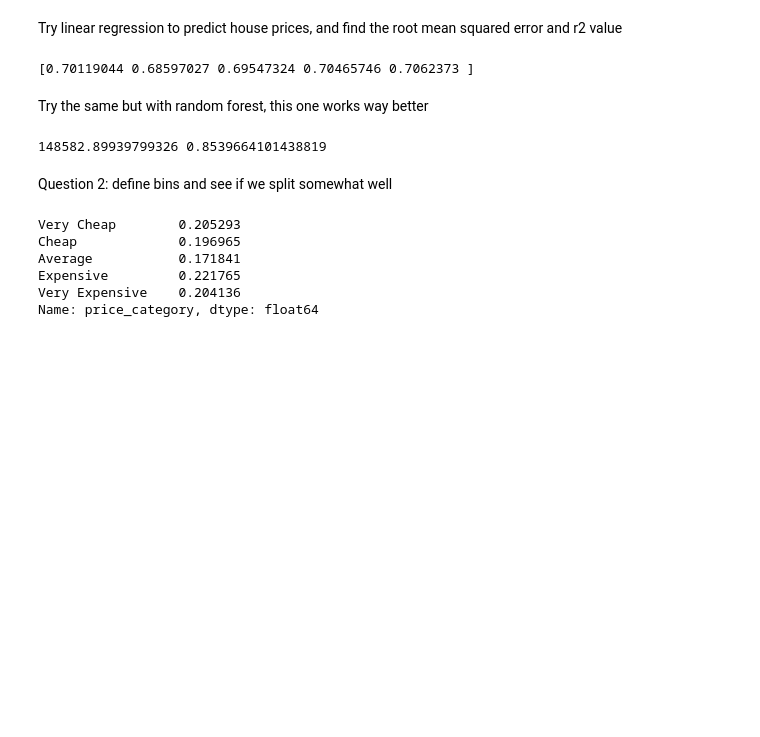
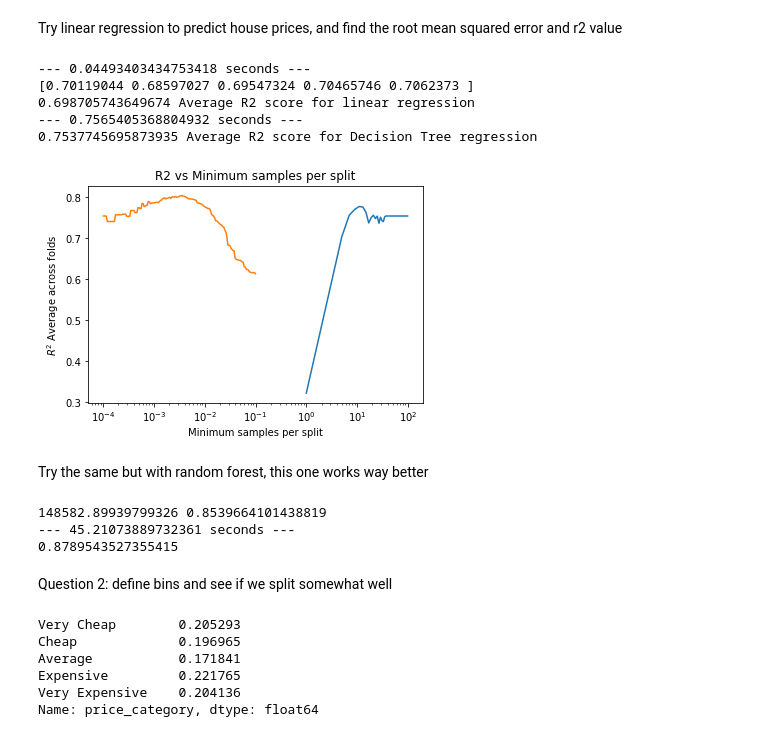
Before and after one commit to sarhowes/IML_project, a Jupyter notebook: intml.ipynb, the cells around one changed output. Drawn from its saved outputs; the diff is of its cells as text; code cells hidden in the pictures; blank space fills up the shorter version.

```diff
--- a/intml.ipynb
+++ b/intml.ipynb
@@ -52,19 +85,75 @@ kf = KFold(n_splits=5, shuffle=True, random_state=42)
 linear_reg = LinearRegression()
 
 # Perform a 5-fold cross-validation
+#also time it
+import time
+start_time = time.time()
 cv_results = cross_val_score(linear_reg, X, y, cv=kf, scoring='r2')
+print("--- %s seconds ---" % (time.time() - start_time))
+# Calculate the mean score across fold
 
-# Calculate the mean score across folds
 cv_score = np.mean(cv_results)
 print(cv_results)
+print(np.mean(cv_results), 'Average R2 score for linear regression')
+
+from sklearn.tree import DecisionTreeRegressor
+DT_reg = DecisionTreeRegressor(random_state=42)
+
+#time the decision tree
+start_time = time.time()
+cv_results_DT1 = cross_val_score(DT_reg, X, y, cv=kf, scoring='r2')
+print("--- %s seconds ---" % (time.time() - start_time))
+print(np.mean(cv_results_DT1), 'Average R2 score for Decision Tree regression')
 # %% [output]
+--- 0.04493403434753418 seconds ---
 [0.70119044 0.68597027 0.69547324 0.70465746 0.7062373 ]
+0.698705743649674 Average R2 score for linear regression
+--- 0.7565405368804932 seconds ---
+0.7537745695873935 Average R2 score for Decision Tree regression
+# %%
+#now lets try decision tree, where we vary the minimum number of samples per leaf
+
+ls = []
+for N in (x := np.arange(1,100, 2)):
+    DT = DecisionTreeRegressor(random_state=42, max_depth= N)
+    DT.fit(X_train, y_train)
+    y_pred = DT.predict(X_test)
+    cv_results_DT = cross_val_score(DT, X, y, cv=kf, scoring='r2')
+    #print(cv_results_DT)
+    ls.append(np.mean(cv_results_DT))
+
+ls = np.array(ls)
+plt.plot(x, ls)
+plt.xlabel('Maximum depth of tree')
+plt.ylabel(r'$R^2$ Average across folds')
+plt.title('R2 vs Maximum depth of tree')
+#plt.xscale('log')
+plt.savefig('max_depth.pdf')
+
+ls = []
+for N in (x := np.logspace(-4,-1,150)):
+    DT = DecisionTreeRegressor(random_state=42, min_samples_split= N)
+    DT.fit(X_train, y_train)
+    y_pred = DT.predict(X_test)
+    cv_results_DT = cross_val_score(DT, X, y, cv=kf, scoring='r2')
+    #print(cv_results_DT)
+    ls.append(np.mean(cv_results_DT))
+
+ls = np.array(ls)
+plt.plot(x, ls)
+plt.xlabel('Minimum samples per split')
+plt.ylabel(r'$R^2$ Average across folds')
+plt.title('R2 vs Minimum samples per split')
+plt.xscale('log')
+plt.savefig('min_samples_split.pdf')
+# %% [output]
+[figure, added]
 # %% [markdown]
 Try the same but with random forest, this one works way better
 # %%
 from sklearn.ensemble import RandomForestRegressor
 
-# Initialize a Random Forest Regressor model
+
 random_forest = RandomForestRegressor(random_state=42)
 
 # Fit the model to the training data
@@ -77,15 +166,19 @@ y_pred_rf = random_forest.predict(X_test)
 rmse_rf = np.sqrt(mean_squared_error(y_test, y_pred_rf))
 r2_rf = r2_score(y_test, y_pred_rf)
 
+
+
 print(rmse_rf, r2_rf)
 
 #Now do ti with cross validation
-
+start_time = time.time()
 cv_results_rf = cross_val_score(random_forest, X, y, cv=kf, scoring='r2')
-
-print(cv_results_rf)
+print("--- %s seconds ---" % (time.time() - start_time))
+print(np.mean(cv_results_rf))
 # %% [output]
 148582.89939799326 0.8539664101438819
+--- 45.21073889732361 seconds ---
+0.8789543527355415
 # %% [markdown]
 Question 2: define bins and see if we split somewhat well
 # %%
```
Also changed, not shown: parts of 7 cells of this notebook.
